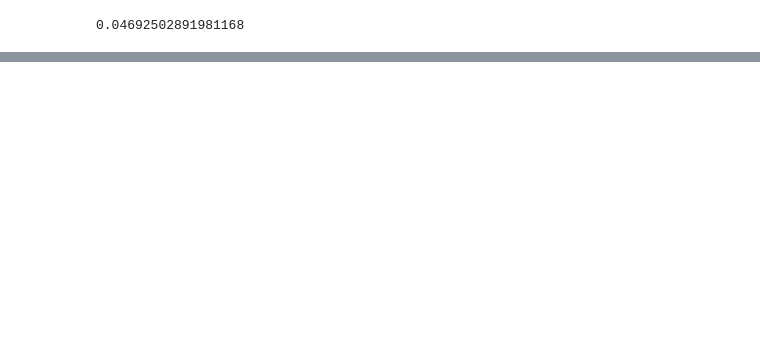
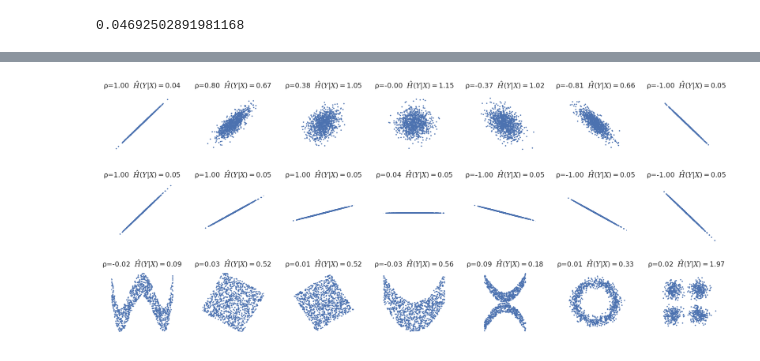
Before and after one commit to rguo123/conditional_entropy_forests, a Jupyter notebook: correlation plot.ipynb, the cells around one changed output, grey strips where cells are left out. Cells and saved outputs as stored; diff of their text form; code cells hidden in the pictures; blank space fills up the shorter version.

Commit message:
correlationi plot complete moved plots to fig dir

```diff
--- a/correlation plot.ipynb
+++ b/correlation plot.ipynb
@@ -176,0 +187,7 @@ f.show()
+# %%
+angles = [0, -math.pi/12, -math.pi/6, -math.pi/4, -math.pi/2+math.pi/6, -math.pi/2+math.pi/12, -math.pi/2]
+rot_cond_entropies = []
+data = gen_correlated_sample(rho = 1., n = 1000)
+for angle in tqdm_notebook(angles):
+    data_rot = rotate_data(data, angle = angles[j])
+    rot_cond_entropies.append(rf_entropy_estimate_bagging(data_rot[0].reshape(-1, 1), data[1]))
@@ -176,0 +196,4 @@ f.show()
+# %%
+settings_cond_entropies = []
+for setting in tqdm_notebook(settings):
+    settings_cond_entropies.append(rf_entropy_estimate_bagging(setting[0].reshape(-1, 1), setting[1]))
@@ -176,0 +245,51 @@ f.show()
+# %%
+corr_corr_f = [ '%.2f' % elem for elem in corr_corr]
+rot_corr_f = [ '%.2f' % elem for elem in rot_corr]
+settings_corr_f = [ '%.2f' % elem for elem in settings_corr]
+corr_cond_entropies_f = [ '%.2f' % elem for elem in corr_cond_entropies]
+rot_cond_entropies_f = [ '%.2f' % elem for elem in rot_cond_entropies]
+settings_cond_entropies_f = [ '%.2f' % elem for elem in settings_cond_entropies]
+# %%
+import seaborn as sns
+from tqdm import tqdm_notebook
+sns.set(font_scale = 1.8)
+sns.set_style("ticks")
+plt.rcParams["font.family"] = "dejavuserif"
+plt.rcParams['mathtext.fontset'] = "dejavuserif"
+plt.rcParams['axes.titlepad'] = 20
+
+f, axar = plt.subplots(3, 7, figsize=(28, 12))
+rhos = [1, 0.8, 0.4, 0, -0.4, -0.8, -1]
+lim = math.sqrt(2+ math.sqrt(2))/math.sqrt(2)
+x_ranges = ([-1, 1], [-lim, lim], [-math.sqrt(2), math.sqrt(2)], [-1, 1], [-1.5, 1.5], [-1.5, 1.5], [-7, 7])
+y_ranges = ([-1/3, 1 + 1/3], [-lim, lim], [-math.sqrt(2), math.sqrt(2)], [-1, 3], [-1.5, 1.5], [-1.5, 1.5], [-7, 7])
+for j in range(7):
+    data = gen_correlated_sample(rho = rhos[j], n = 1000)
+    axar[0, j].set_title(u"\u03C1=" + corr_corr_f[j] + r"  $\hat H(Y|X)=$" + corr_cond_entropies_f[j])
+    axar[0, j].scatter(data[0], data[1], marker = ".", color = "b")
+    axar[0, j].axis('off')
+    axar[0, j].set_xlim([-4, 4])
+    axar[0, j].set_ylim([-4, 4])
+
+angles = [0, -math.pi/12, -math.pi/6, -math.pi/4, -math.pi/2+math.pi/6, -math.pi/2+math.pi/12, -math.pi/2]
+data = gen_correlated_sample(rho = 1., n = 1000)
+for j in range(7):
+    data_rot = rotate_data(data, angle = angles[j])
+    axar[1, j].set_title(u"\u03C1=" + rot_corr_f[j] + r"  $\hat H(Y|X)=$" + rot_cond_entropies_f[j])
+    axar[1, j].scatter(data_rot[0], data_rot[1], marker = ".", color = "b")
+    axar[1, j].axis('off')
+    axar[1, j].set_xlim([-4, 4])
+    axar[1, j].set_ylim([-4, 4])
+for j in range(7):
+
+    axar[2, j].set_title(u"\u03C1=" + settings_corr_f[j] + r"  $\hat H(Y|X)=$" + settings_cond_entropies_f[j])
+    axar[2, j].scatter(settings[j][0], settings[j][1], marker = ".", color = "b")
+    axar[2, j].axis('off')
+    axar[2, j].set_xlim(x_ranges[j])
+    axar[2, j].set_ylim(y_ranges[j])
+
+f.tight_layout()
+f.savefig("correlation_plots.png")
+f.show()
+# %% [output]
+[figure, added]
```
Also changed, not shown: parts of 9 cells of this notebook, 24 other files.
